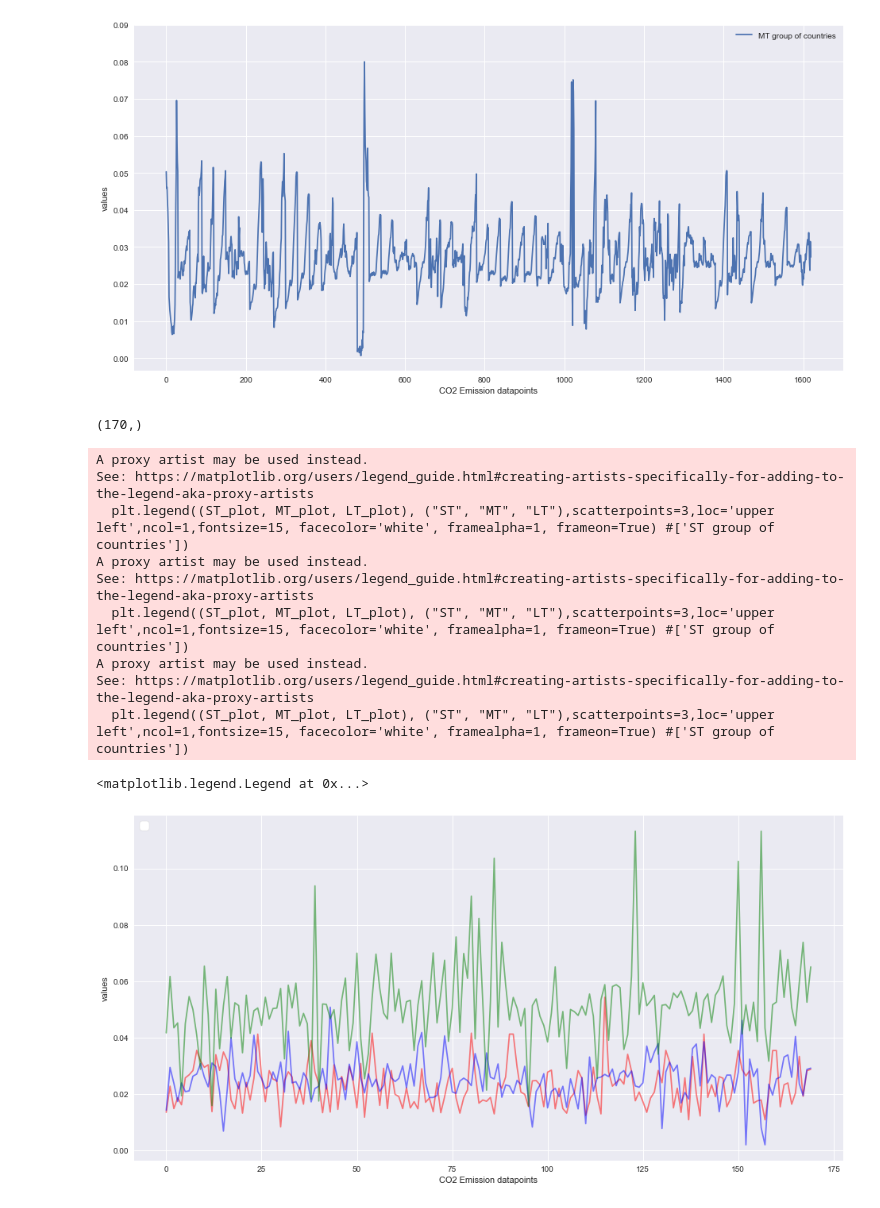
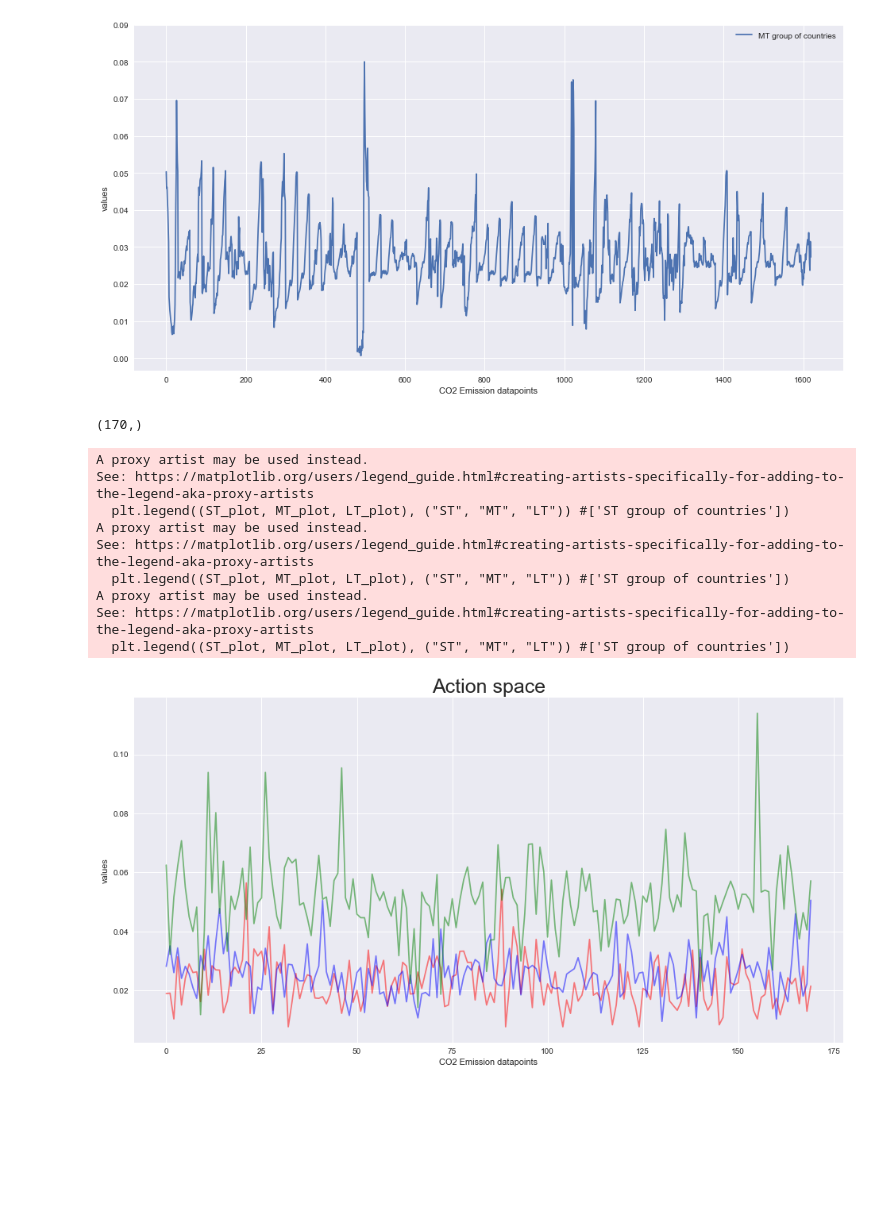
Before and after one commit to RL-carbonfootprint/Reducing-the-Global-Carbon-Footprint-based-on-MARL, a Jupyter notebook: future_works.ipynb, the cells around one changed output. Saved outputs shown, nothing was run; the diff lists cells and outputs as text; code cells hidden in the pictures; blank space fills up the shorter version.

```diff
--- a/future_works.ipynb
+++ b/future_works.ipynb
@@ -51,29 +51,30 @@ Population_ST = ST_df.values[-1]
 # %%
 plt.figure(figsize=(16, 8))
 
 ST_samples= np.random.choice(ST_values.ravel(), 170, replace=True, p=None)
 MT_samples= np.random.choice(MT_values.ravel(), 170, replace=True, p=None)
 LT_samples= np.random.choice(LT_values.ravel(), 170, replace=True, p=None)
 print(ST_samples.shape)
 ST_plot=plt.plot(ST_samples, c='red', alpha=.5)
 MT_plot=plt.plot(MT_samples, c='blue', alpha=.5)
 LT_plot=plt.plot(LT_samples, c='green', alpha=.5)
 plt.ylabel('values')
+plt.title('Action space', fontsize=25)
 plt.xlabel('CO2 Emission datapoints')
-plt.legend((ST_plot, MT_plot, LT_plot), ("ST", "MT", "LT"),scatterpoints=3,loc='upper left',ncol=1,fontsize=15, facecolor='white', framealpha=1, frameon=True) #['ST group of countries'])
+plt.legend((ST_plot, MT_plot, LT_plot), ("ST", "MT", "LT")) #['ST group of countries'])
 #plt.yticks(np.arange(0, 0.1, 0.01))
 
 #plt.show()
+plt.savefig('/Users/thearolskovsloth//Reducing-the-Global-Carbon-Footprint-based-on-MARL/plots/action_space.png')
 # %% [output]
 (170,)
 A proxy artist may be used instead.
 See: https://matplotlib.org/users/legend_guide.html#creating-artists-specifically-for-adding-to-the-legend-aka-proxy-artists
-  plt.legend((ST_plot, MT_plot, LT_plot), ("ST", "MT", "LT"),scatterpoints=3,loc='upper left',ncol=1,fontsize=15, facecolor='white', framealpha=1, frameon=True) #['ST group of countries'])
+  plt.legend((ST_plot, MT_plot, LT_plot), ("ST", "MT", "LT")) #['ST group of countries'])
 A proxy artist may be used instead.
 See: https://matplotlib.org/users/legend_guide.html#creating-artists-specifically-for-adding-to-the-legend-aka-proxy-artists
-  plt.legend((ST_plot, MT_plot, LT_plot), ("ST", "MT", "LT"),scatterpoints=3,loc='upper left',ncol=1,fontsize=15, facecolor='white', framealpha=1, frameon=True) #['ST group of countries'])
+  plt.legend((ST_plot, MT_plot, LT_plot), ("ST", "MT", "LT")) #['ST group of countries'])
 A proxy artist may be used instead.
 See: https://matplotlib.org/users/legend_guide.html#creating-artists-specifically-for-adding-to-the-legend-aka-proxy-artists
-  plt.legend((ST_plot, MT_plot, LT_plot), ("ST", "MT", "LT"),scatterpoints=3,loc='upper left',ncol=1,fontsize=15, facecolor='white', framealpha=1, frameon=True) #['ST group of countries'])
+  plt.legend((ST_plot, MT_plot, LT_plot), ("ST", "MT", "LT")) #['ST group of countries'])
-<matplotlib.legend.Legend at 0x...>
-[figure, old version]
+[figure, new version]
```
Also changed, not shown: 3 other files.
